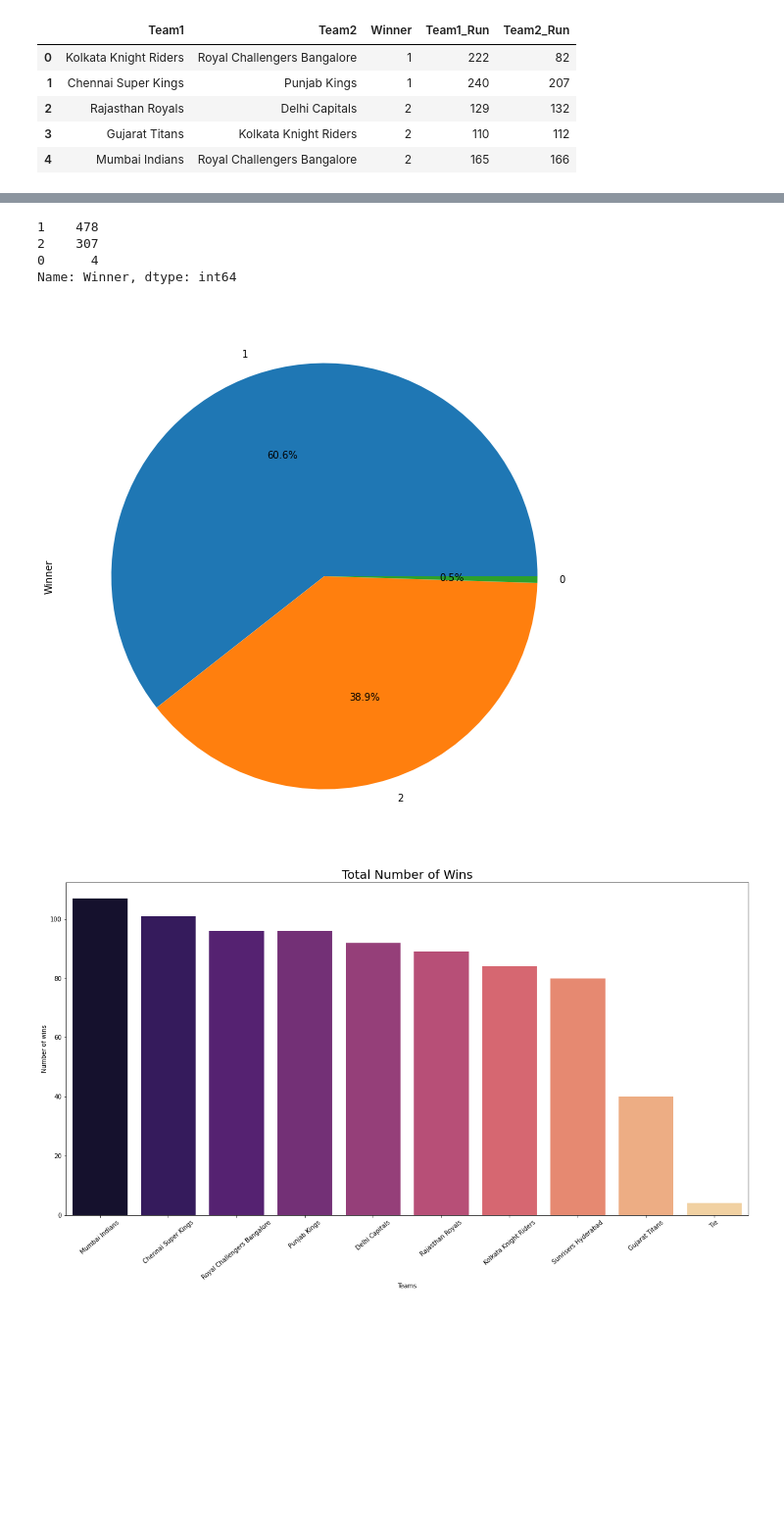
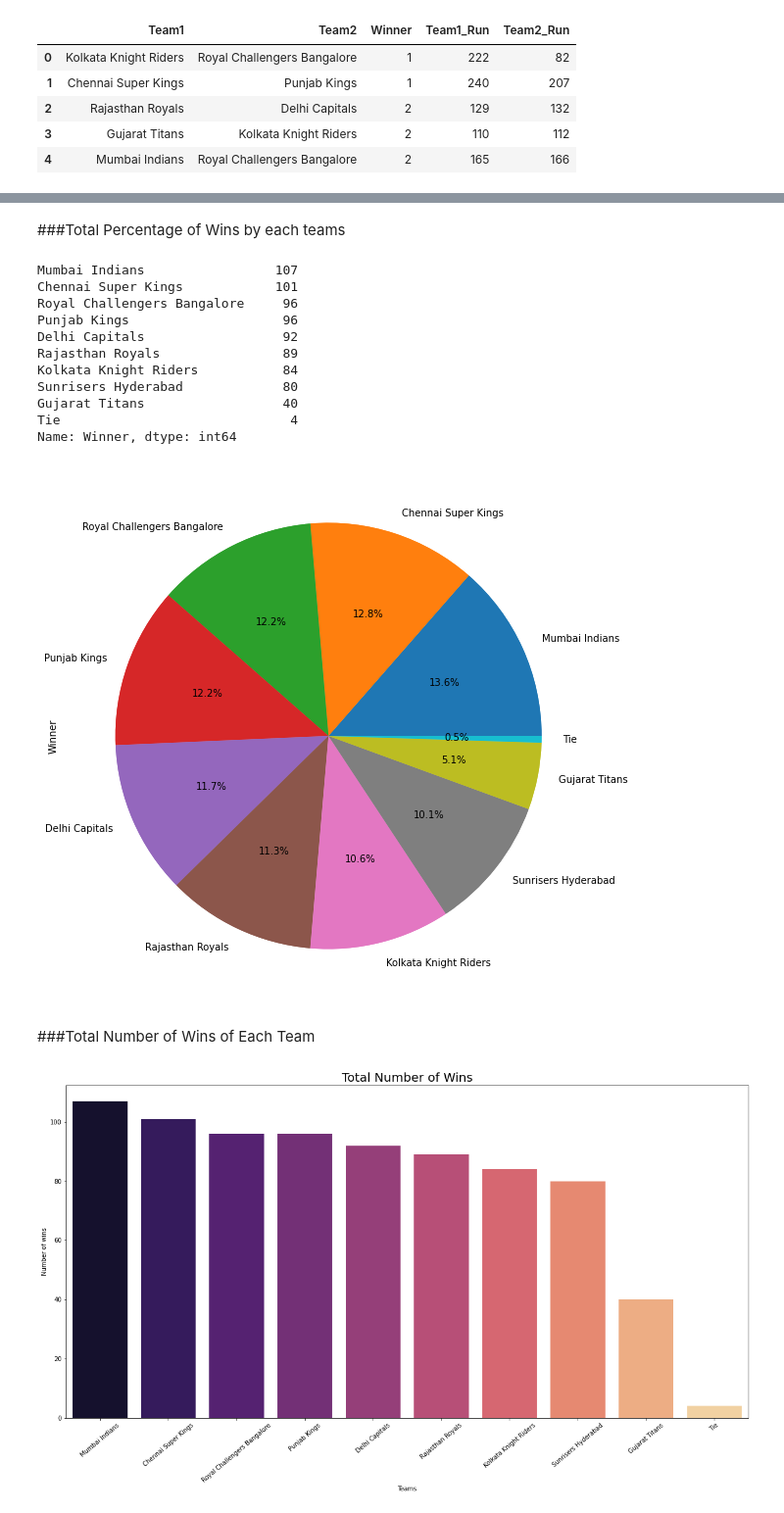
Before and after one commit to AniruddhA-Omni/Devspace2022_ps1, a Jupyter notebook: ps1_devspace.ipynb, the cells around one changed output, grey strips where cells are left out. Shown at 98% size. Cells and saved outputs as stored; diff of their text form; code cells hidden in the pictures; blank space fills up the shorter version.

```diff
--- a/ps1_devspace.ipynb
+++ b/ps1_devspace.ipynb
@@ -425,14 +521,24 @@ dd.head()
+# %% [markdown]
+###Total Percentage of Wins by each teams
 # %%
 plt.figure(figsize=(20,10))
 match_winner = dd["Winner"].value_counts()
+plt.pie(match_winner)
 match_winner.plot(kind="pie",autopct='%.01f%%')
 print(dd["Winner"].value_counts())
 # %% [output]
-1    478
-2    307
-0      4
+Mumbai Indians                 107
+Chennai Super Kings            101
+Royal Challengers Bangalore     96
+Punjab Kings                    96
+Delhi Capitals                  92
+Rajasthan Royals                89
+Kolkata Knight Riders           84
+Sunrisers Hyderabad             80
+Gujarat Titans                  40
+Tie                              4
 Name: Winner, dtype: int64
-[figure, old version]
+[figure, new version]
 # %%
 ndd = dd
 for i in range(dd.shape[0]):
@@ -442,6 +548,8 @@ for i in range(dd.shape[0]):
     ndd['Winner'][i] = ndd['Team2'][i]
   else:
     ndd['Winner'][i] = 'Tie'
+# %% [markdown]
+###Total Number of Wins of Each Team
 # %%
 plt.figure(figsize=(20,10))
 sns.barplot(ndd["Winner"].value_counts().index, ndd["Winner"].value_counts(), palette='magma')
```
Also changed, not shown: parts of 30 cells of this notebook.
